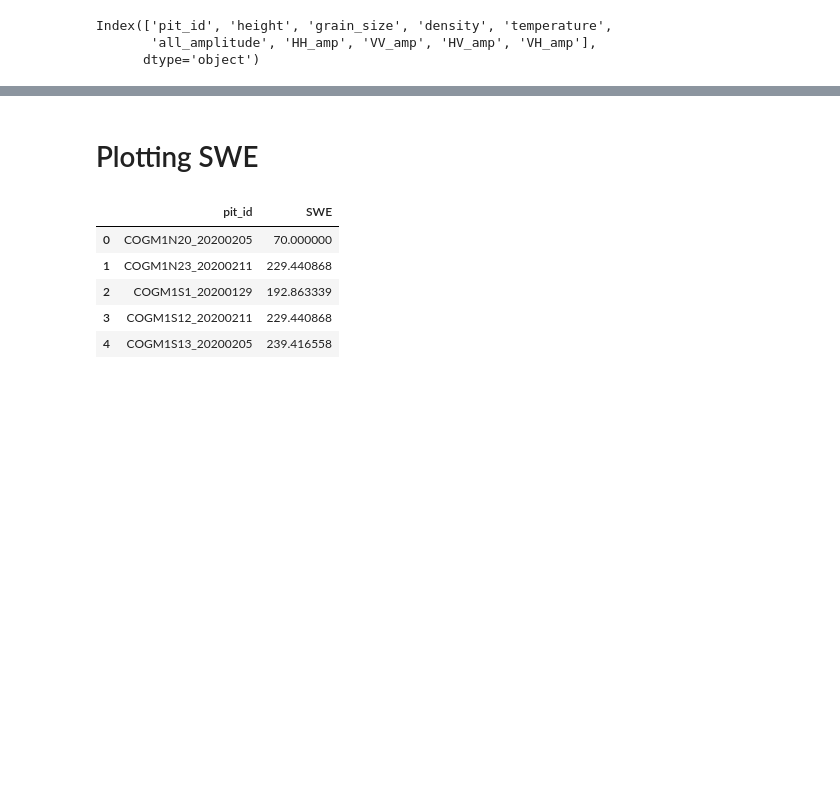
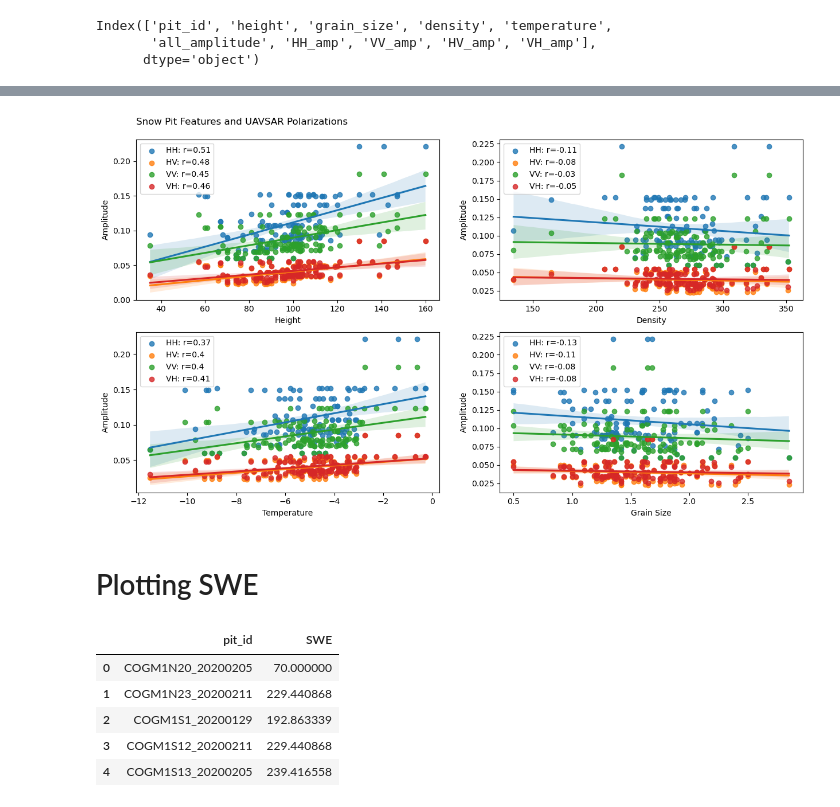
Before and after one commit to anuhyabs/radar_prediction, a Jupyter notebook: contributors/Aaliyah/Plots.ipynb, the cells around one changed output, grey strips where cells are left out. Saved outputs shown, nothing was run; the diff lists cells and outputs as text; code cells hidden in the pictures; blank space fills up the shorter version.

```diff
--- a/contributors/Aaliyah/Plots.ipynb
+++ b/contributors/Aaliyah/Plots.ipynb
@@ -161,0 +216,61 @@ plt.show()
+# %%
+fig, axis = plt.subplots(2, 2)
+fig.set_size_inches(15, 8)
+
+#height
+r = []
+for i in ['HH', 'HV', 'VV', 'VH']:
+    r.append(round(stats.pearsonr(pits[i], pits['height'])[0], 2))
+sns.regplot(x="height", y="HH", data=pits, label=f'HH: r={r[0]}', ax = axis[0, 0])
+sns.regplot(x="height", y="HV", data=pits, label=f'HV: r={r[1]}', ax = axis[0, 0])
+sns.regplot(x="height", y="VV", data=pits, label=f'VV: r={r[2]}', ax = axis[0, 0])
+sns.regplot(x="height", y="VH", data=pits, label=f'VH: r={r[3]}', ax = axis[0, 0])
+axis[0, 0].set_xlabel('Height')
+axis[0, 0].set_ylabel('Amplitude')
+axis[0, 0].legend(loc = 'upper left')
+
+
+#temperature
+r = []
+for i in ['HH', 'HV', 'VV', 'VH']:
+    r.append(round(stats.pearsonr(pits[i], pits['temperature'])[0], 2))
+sns.regplot(x="temperature", y="HH", data=pits, label=f'HH: r={r[0]}', ax = axis[1, 0])
+sns.regplot(x="temperature", y="HV", data=pits, label=f'HV: r={r[1]}', ax = axis[1, 0])
+sns.regplot(x="temperature", y="VV", data=pits, label=f'VV: r={r[2]}', ax = axis[1, 0])
+sns.regplot(x="temperature", y="VH", data=pits, label=f'VH: r={r[3]}', ax = axis[1, 0])
+axis[1, 0].set_xlabel('Temperature')
+axis[1, 0].set_ylabel('Amplitude')
+axis[1, 0].legend(loc = 'upper left')
+
+
+#density
+r = []
+for i in ['HH', 'HV', 'VV', 'VH']:
+    r.append(round(stats.pearsonr(pits[i], pits['density'])[0], 2))
+sns.regplot(x="density", y="HH", data=pits, label=f'HH: r={r[0]}', ax = axis[0, 1])
+sns.regplot(x="density", y="HV", data=pits, label=f'HV: r={r[1]}', ax = axis[0, 1])
+sns.regplot(x="density", y="VV", data=pits, label=f'VV: r={r[2]}', ax = axis[0, 1])
+sns.regplot(x="density", y="VH", data=pits, label=f'VH: r={r[3]}', ax = axis[0, 1])
+axis[0, 1].set_xlabel('Density')
+axis[0, 1].set_ylabel('Amplitude')
+axis[0, 1].legend(loc = 'upper left')
+
+
+#grain_size
+r = []
+for i in ['HH', 'HV', 'VV', 'VH']:
+    r.append(round(stats.pearsonr(pits[i], pits['grain_size'])[0], 2))
+sns.regplot(x="grain_size", y="HH", data=pits, label=f'HH: r={r[0]}', ax = axis[1, 1])
+sns.regplot(x="grain_size", y="HV", data=pits, label=f'HV: r={r[1]}', ax = axis[1, 1])
+sns.regplot(x="grain_size", y="VV", data=pits, label=f'VV: r={r[2]}', ax = axis[1, 1])
+sns.regplot(x="grain_size", y="VH", data=pits, label=f'VH: r={r[3]}', ax = axis[1, 1])
+axis[1, 1].set_xlabel('Grain Size')
+axis[1, 1].set_ylabel('Amplitude')
+axis[1, 1].legend(loc = 'upper left')
+
+
+
+axis[0, 0].set_title('Snow Pit Features and UAVSAR Polarizations\n', loc = 'left')
+plt.show()
+# %% [output]
+[figure, added]
```
Also changed, not shown: parts of 19 cells of this notebook, 1 other file.
